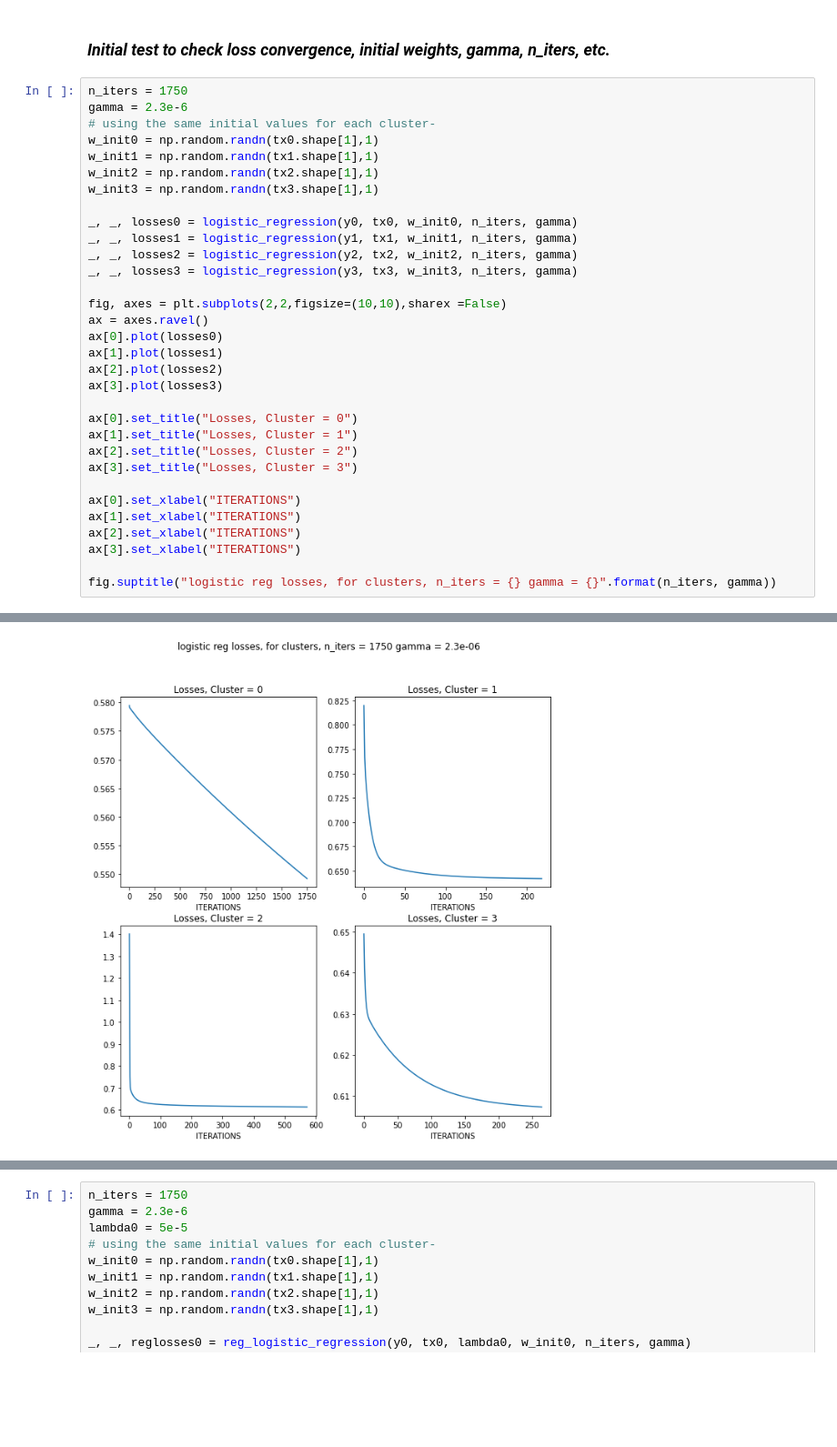
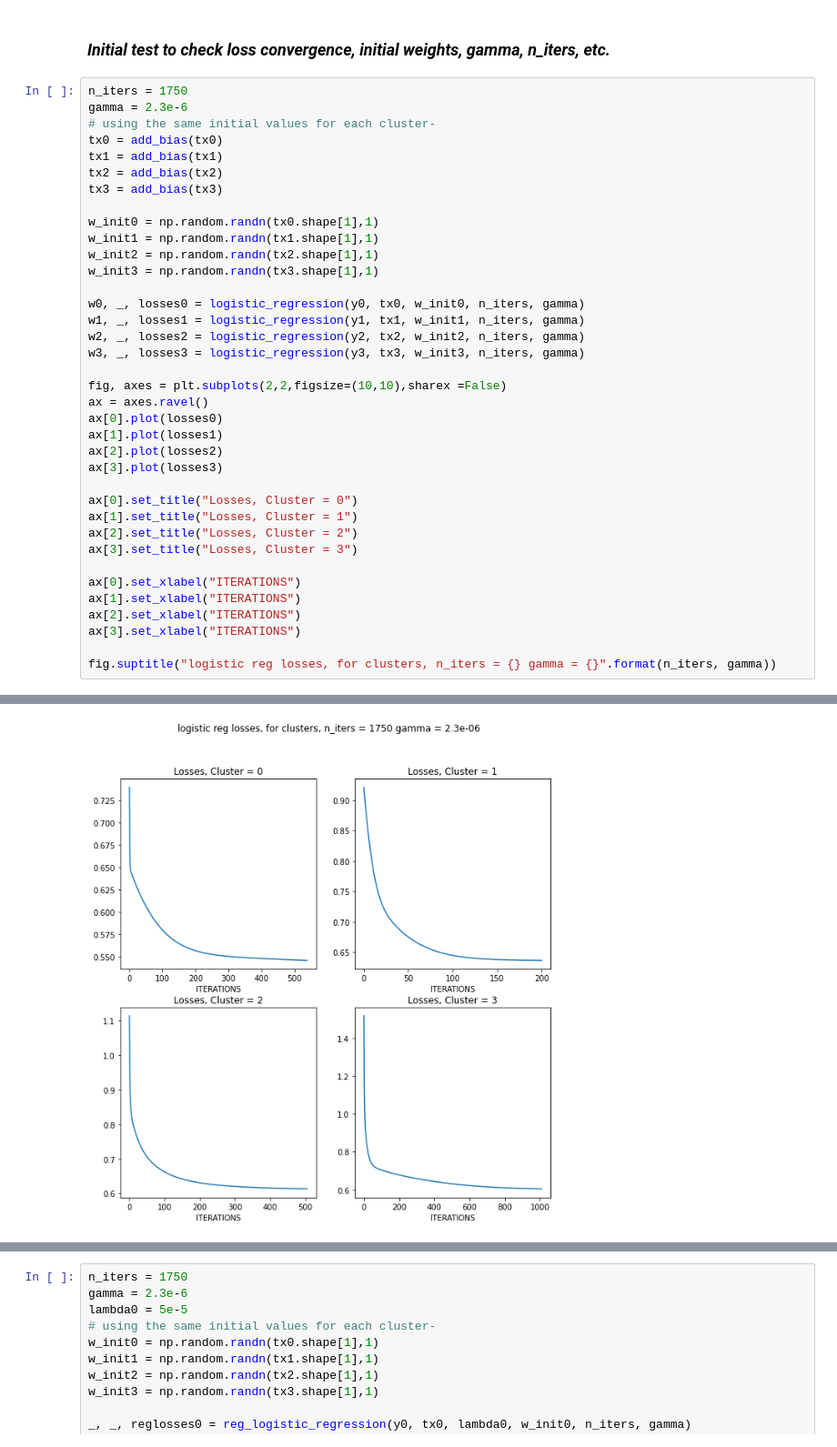
Before and after one commit to richieYT-wan/ML_project1, a Jupyter notebook: scripts/project1_traintuneLOG.ipynb, the cells around one changed output, grey strips where cells are left out. Shown at 91% size. Drawn from its saved outputs; the diff is of its cells as text; blank space fills up the shorter version.

```diff
--- a/scripts/project1_traintuneLOG.ipynb
+++ b/scripts/project1_traintuneLOG.ipynb
@@ -56,15 +56,20 @@ Preprocessing done
 n_iters = 1750
 gamma = 2.3e-6
 # using the same initial values for each cluster-
+tx0 = add_bias(tx0)
+tx1 = add_bias(tx1)
+tx2 = add_bias(tx2)
+tx3 = add_bias(tx3)
+
 w_init0 = np.random.randn(tx0.shape[1],1)
 w_init1 = np.random.randn(tx1.shape[1],1)
 w_init2 = np.random.randn(tx2.shape[1],1)
 w_init3 = np.random.randn(tx3.shape[1],1)
 
-_, _, losses0 = logistic_regression(y0, tx0, w_init0, n_iters, gamma)
-_, _, losses1 = logistic_regression(y1, tx1, w_init1, n_iters, gamma)
-_, _, losses2 = logistic_regression(y2, tx2, w_init2, n_iters, gamma)
-_, _, losses3 = logistic_regression(y3, tx3, w_init3, n_iters, gamma)
+w0, _, losses0 = logistic_regression(y0, tx0, w_init0, n_iters, gamma)
+w1, _, losses1 = logistic_regression(y1, tx1, w_init1, n_iters, gamma)
+w2, _, losses2 = logistic_regression(y2, tx2, w_init2, n_iters, gamma)
+w3, _, losses3 = logistic_regression(y3, tx3, w_init3, n_iters, gamma)
 
 fig, axes = plt.subplots(2,2,figsize=(10,10),sharex =False)
 ax = axes.ravel()
@@ -95,2 +101,2 @@ Early convergence at epoch = 264. diff(loss)<=1.000000e-05
 Text(0.5, 0.98, 'logistic reg losses, for clusters, n_iters = 1750 gamma = 2.3e-06')
-[figure, old version]
+[figure, new version]
```
Also changed, not shown: parts of 11 cells of this notebook, 16 other files.
